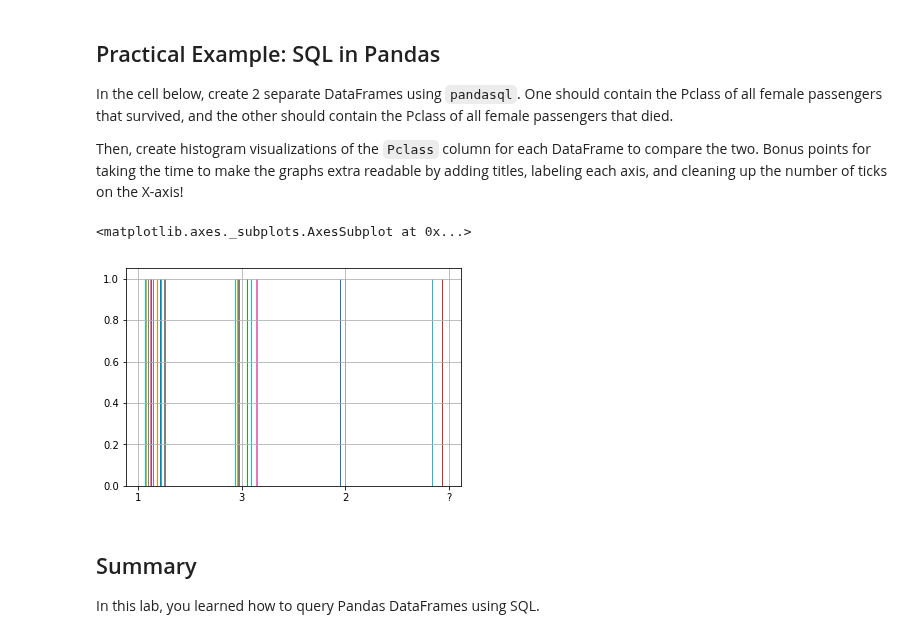
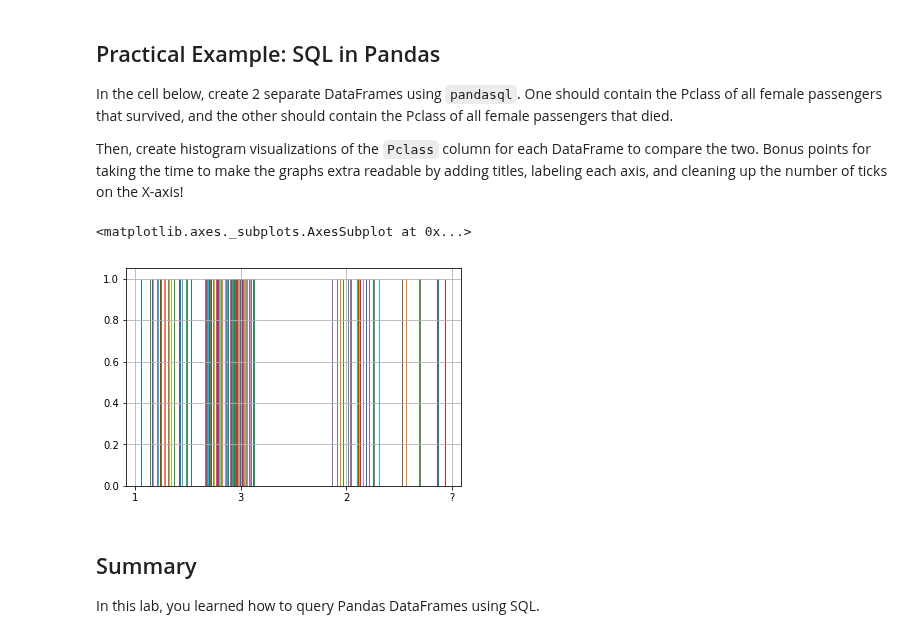
Before and after one commit to kayschulz/dsc-1-05-17-using-sql-with-pandas-lab-seattle-ds-career-040119, a Jupyter notebook: index.ipynb, the cells around one changed output. Drawn from its saved outputs; the diff is of its cells as text; code cells hidden in the pictures.

```diff
--- a/index.ipynb
+++ b/index.ipynb
@@ -300,24 +300,24 @@ Then, create histogram visualizations of the `Pclass` column for each DataFrame
 # %%
 # Write your queries in these variables to keep your code well-formatted and readable
 q3 = """
      SELECT Pclass FROM df
      WHERE Sex = 'female' and Survived = 1;
      """
 q4 = """
      SELECT Pclass FROM df
      WHERE Sex = 'female' and Survived = 0;
      """
 
 survived_females_by_pclass_df = pysqldf(q3)
 died_females_by_pclass_df = pysqldf(q4)
 
 
 survived_females_by_pclass_df.Pclass.hist(bins=5)
-died_females_by_pclass_df.Pclashist()
+died_females_by_pclass_df.Pclass.hist(bins=5)
 # Create and label the histograms for each below!
 # %% [output]
 <matplotlib.axes._subplots.AxesSubplot at 0x...>
-[figure, old version]
+[figure, new version]
 # %% [markdown]
 ## Summary
 
```
